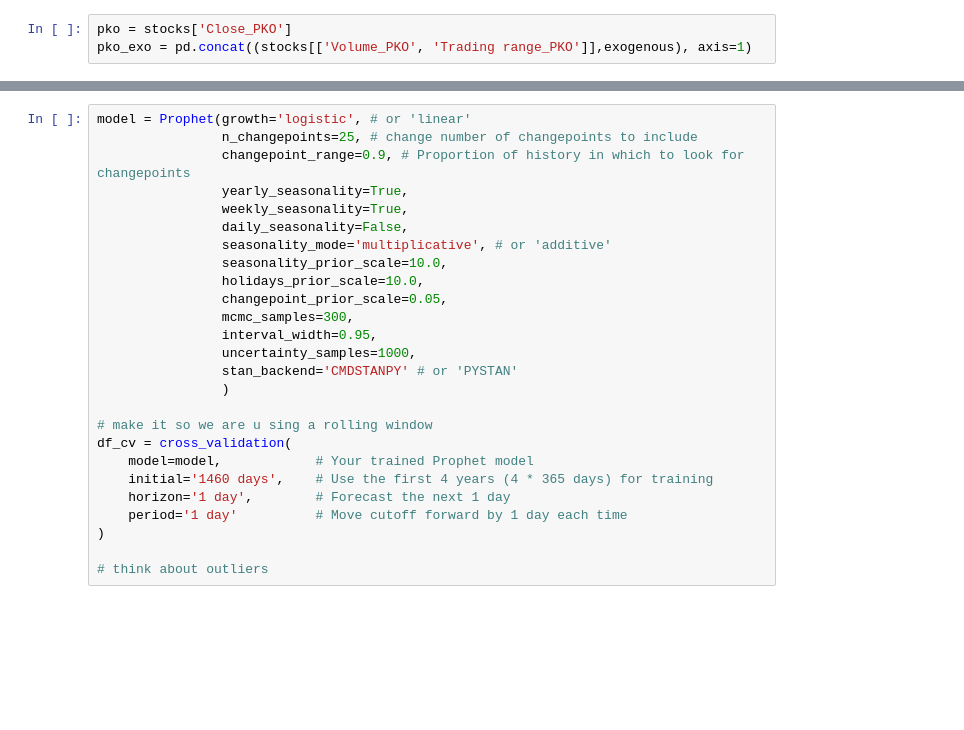
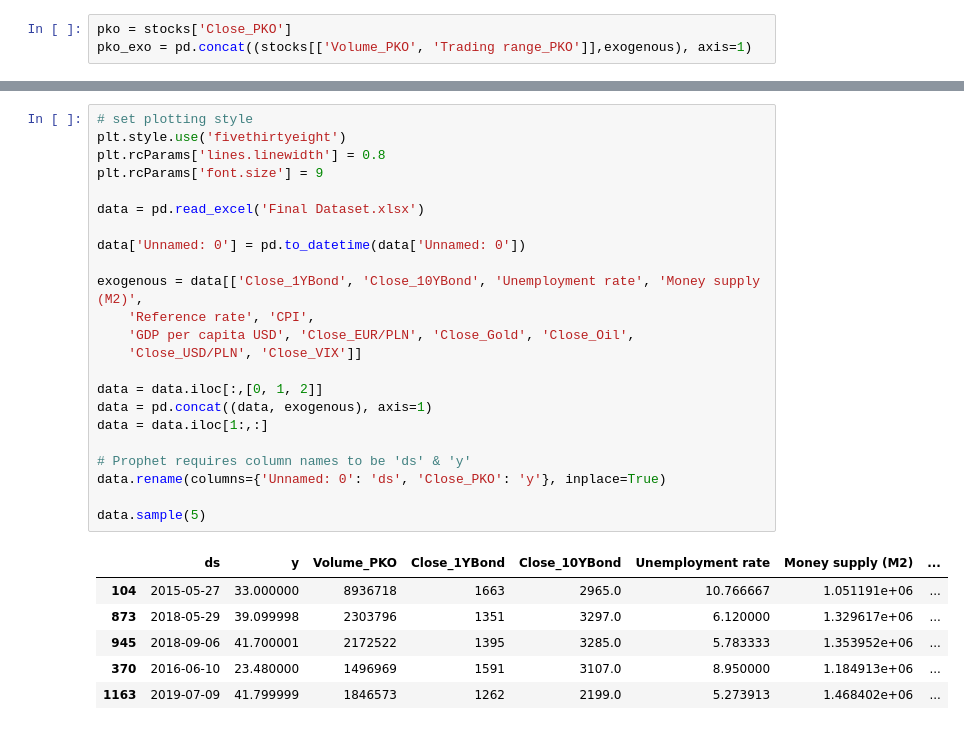
Before and after one commit to Oskar-Bednarek/Master-Thesis-Prediction-models, a Jupyter notebook: Prophet/Prophet_prediction.ipynb, the cells around one changed output, grey strips where cells are left out. Cells and saved outputs as stored; diff of their text form; blank space fills up the shorter version.

Commit message:
ARIMAX and PROPHET models done for one company

```diff
--- a/Prophet/Prophet_prediction.ipynb
+++ b/Prophet/Prophet_prediction.ipynb
@@ -202,26 +24,30 @@ Error:
-# %%
-model = Prophet(growth='logistic', # or 'linear'
-                n_changepoints=25, # change number of changepoints to include
-                changepoint_range=0.9, # Proportion of history in which to look for changepoints
-                yearly_seasonality=True,
-                weekly_seasonality=True,
-                daily_seasonality=False,
-                seasonality_mode='multiplicative', # or 'additive'
-                seasonality_prior_scale=10.0,
-                holidays_prior_scale=10.0,
-                changepoint_prior_scale=0.05,
-                mcmc_samples=300,
-                interval_width=0.95,
-                uncertainty_samples=1000,
-                stan_backend='CMDSTANPY' # or 'PYSTAN'
-                )
-
-# make it so we are u sing a rolling window
-df_cv = cross_validation(
-    model=model,            # Your trained Prophet model
-    initial='1460 days',    # Use the first 4 years (4 * 365 days) for training
-    horizon='1 day',        # Forecast the next 1 day
-    period='1 day'          # Move cutoff forward by 1 day each time
-)
-
-# think about outliers
+# %%
+# set plotting style
+plt.style.use('fivethirtyeight')
+plt.rcParams['lines.linewidth'] = 0.8
+plt.rcParams['font.size'] = 9
+
+data = pd.read_excel('Final Dataset.xlsx')
+
+data['Unnamed: 0'] = pd.to_datetime(data['Unnamed: 0'])
+
+exogenous = data[['Close_1YBond', 'Close_10YBond', 'Unemployment rate', 'Money supply (M2)',
+    'Reference rate', 'CPI',
+    'GDP per capita USD', 'Close_EUR/PLN', 'Close_Gold', 'Close_Oil',
+    'Close_USD/PLN', 'Close_VIX']]
+
+data = data.iloc[:,[0, 1, 2]]
+data = pd.concat((data, exogenous), axis=1)
+data = data.iloc[1:,:]
+
+# Prophet requires column names to be 'ds' & 'y'
+data.rename(columns={'Unnamed: 0': 'ds', 'Close_PKO': 'y'}, inplace=True)
+
+data.sample(5)
+# %% [output]
+|  | ds | y | Volume_PKO | Close_1YBond | Close_10YBond | Unemployment rate | Money supply (M2) | ... |
+| 104 | 2015-05-27 | 33.000000 | 8936718 | 1663 | 2965.0 | 10.766667 | 1.051191e+06 | ... |
+| 873 | 2018-05-29 | 39.099998 | 2303796 | 1351 | 3297.0 | 6.120000 | 1.329617e+06 | ... |
+| 945 | 2018-09-06 | 41.700001 | 2172522 | 1395 | 3285.0 | 5.783333 | 1.353952e+06 | ... |
+| 370 | 2016-06-10 | 23.480000 | 1496969 | 1591 | 3107.0 | 8.950000 | 1.184913e+06 | ... |
+| 1163 | 2019-07-09 | 41.799999 | 1846573 | 1262 | 2199.0 | 5.273913 | 1.468402e+06 | ... |
```
Also changed, not shown: parts of 27 cells of this notebook, 5 other files.
